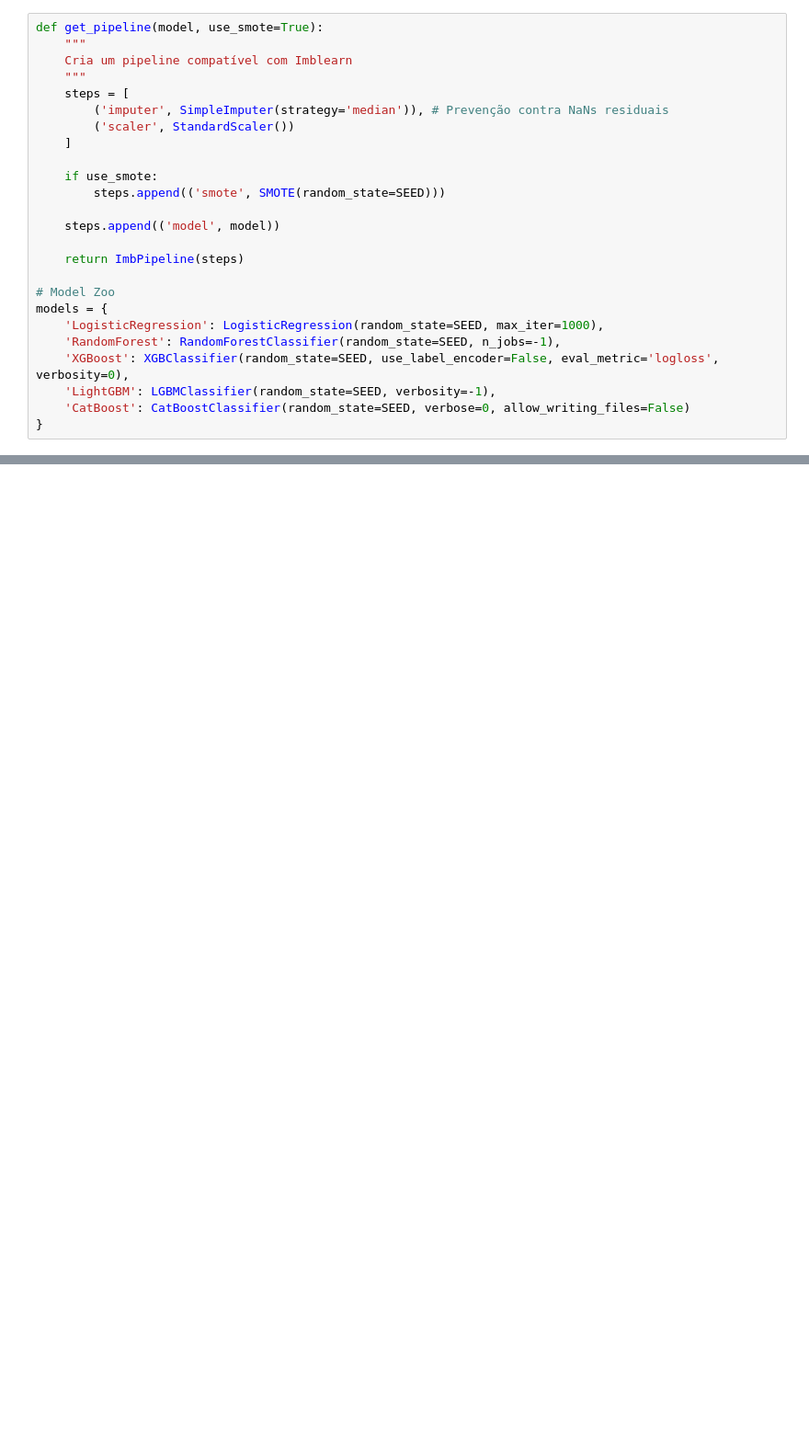
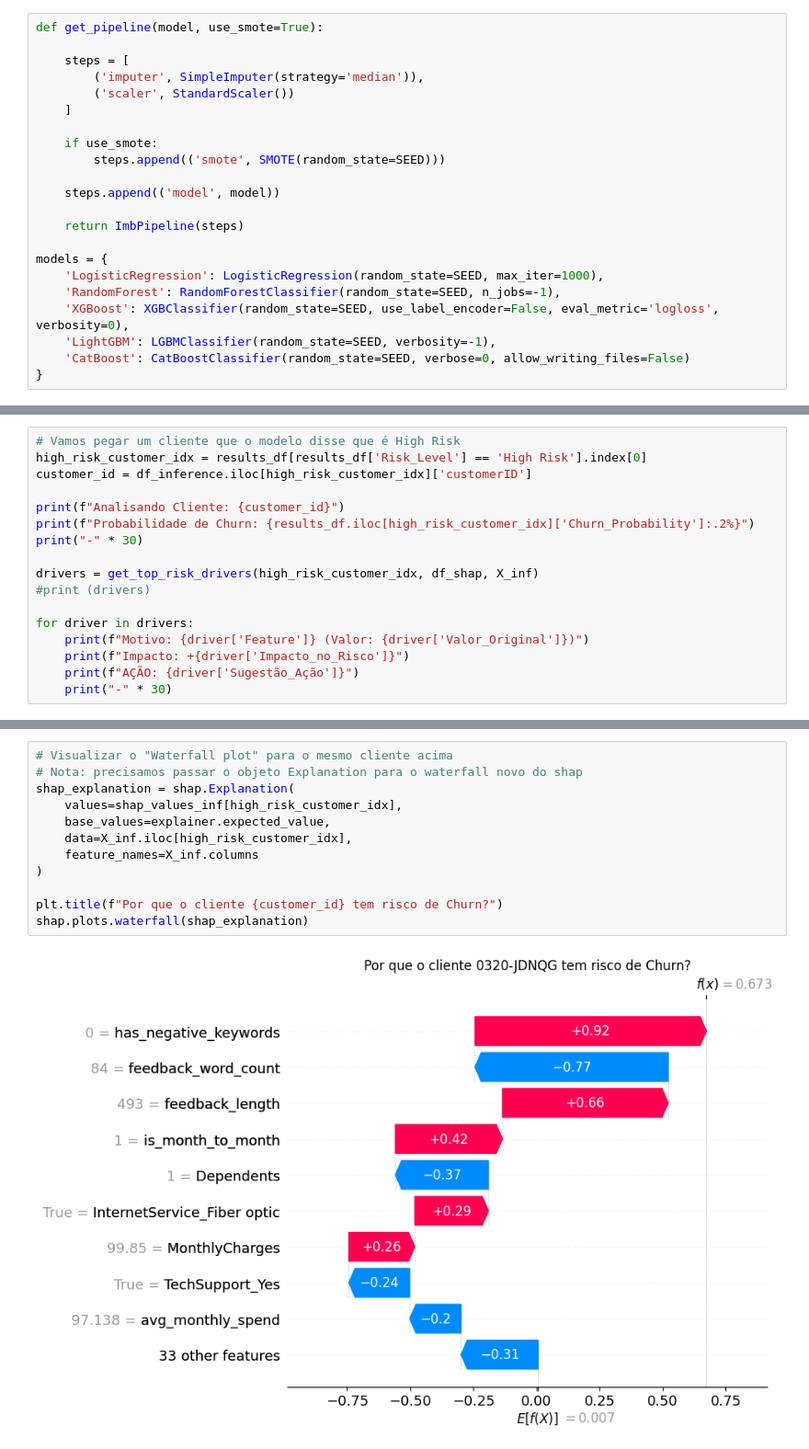
Before and after one commit to gabrielgsn/Hackathon_Terra_Signal_Group6, a Jupyter notebook: ml_modeling.ipynb, the cells around one changed output, grey strips where cells are left out. Shown at 92% size. Cells and saved outputs as stored; diff of their text form; blank space fills up the shorter version.

Commit message:
calculo de risco para cada inferencia

```diff
--- a/ml_modeling.ipynb
+++ b/ml_modeling.ipynb
@@ -84,10 +61,8 @@ Uso de **SMOTE dentro do Cross-Validation** para evitar Data Leakage.
 # %%
 def get_pipeline(model, use_smote=True):
-    """
-    Cria um pipeline compatível com Imblearn
-    """
+
     steps = [
-        ('imputer', SimpleImputer(strategy='median')), # Prevenção contra NaNs residuais
+        ('imputer', SimpleImputer(strategy='median')),
         ('scaler', StandardScaler())
     ]
 
@@ -98,7 +73,6 @@ def get_pipeline(model, use_smote=True):
 
     return ImbPipeline(steps)
 
-# Model Zoo
 models = {
     'LogisticRegression': LogisticRegression(random_state=SEED, max_iter=1000),
     'RandomForest': RandomForestClassifier(random_state=SEED, n_jobs=-1),
@@ -324,0 +344,17 @@ Name: count, dtype: int64
+# %%
+# Vamos pegar um cliente que o modelo disse que é High Risk
+high_risk_customer_idx = results_df[results_df['Risk_Level'] == 'High Risk'].index[0]
+customer_id = df_inference.iloc[high_risk_customer_idx]['customerID']
+
+print(f"Analisando Cliente: {customer_id}")
+print(f"Probabilidade de Churn: {results_df.iloc[high_risk_customer_idx]['Churn_Probability']:.2%}")
+print("-" * 30)
+
+drivers = get_top_risk_drivers(high_risk_customer_idx, df_shap, X_inf)
+#print (drivers)
+
+for driver in drivers:
+    print(f"Motivo: {driver['Feature']} (Valor: {driver['Valor_Original']})")
+    print(f"Impacto: +{driver['Impacto_no_Risco']}")
+    print(f"AÇÃO: {driver['Sugestão_Ação']}")
+    print("-" * 30)
@@ -324,0 +377,14 @@ Name: count, dtype: int64
+# %%
+# Visualizar o "Waterfall plot" para o mesmo cliente acima
+# Nota: precisamos passar o objeto Explanation para o waterfall novo do shap
+shap_explanation = shap.Explanation(
+    values=shap_values_inf[high_risk_customer_idx],
+    base_values=explainer.expected_value,
+    data=X_inf.iloc[high_risk_customer_idx],
+    feature_names=X_inf.columns
+)
+
+plt.title(f"Por que o cliente {customer_id} tem risco de Churn?")
+shap.plots.waterfall(shap_explanation)
+# %% [output]
+[figure, added]
```
Also changed, not shown: parts of 20 cells of this notebook.
